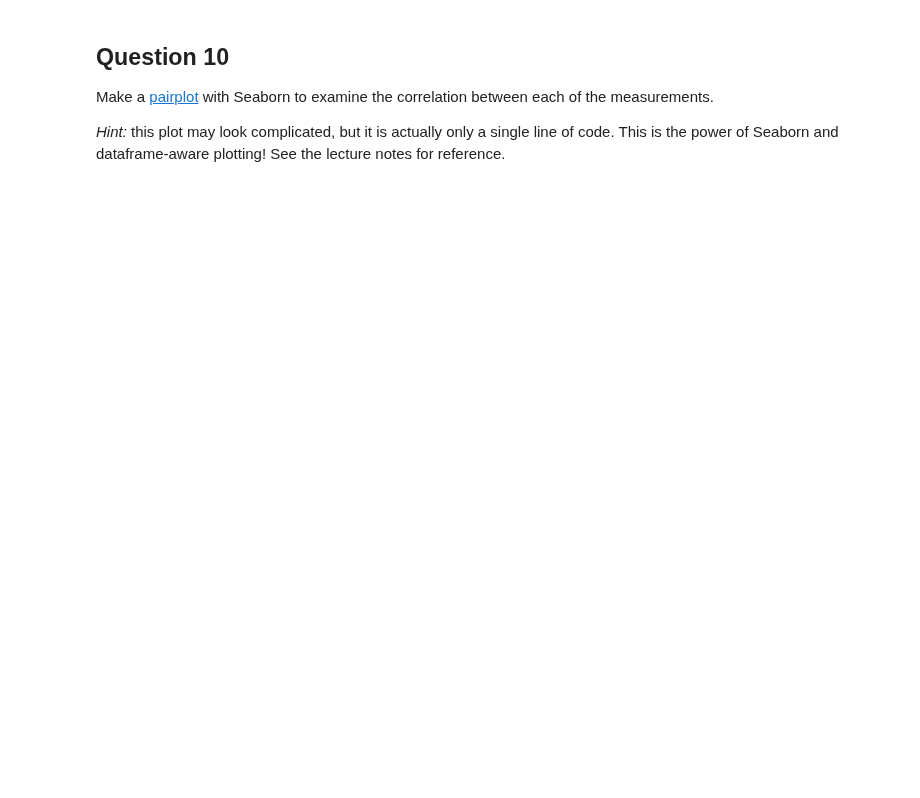
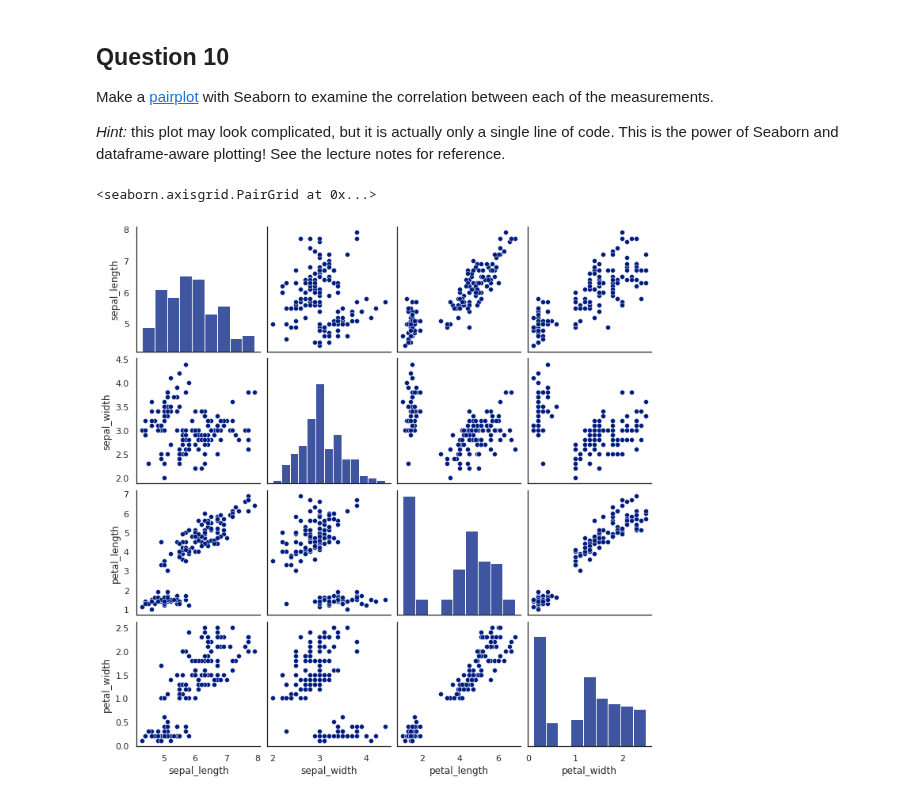
Before and after one commit to MosheMann5750/ML, a Jupyter notebook: Week1_Introduction_to_Machine_Learning_and_Toolkit_HW.ipynb, the cells around one changed output. Cells and saved outputs as stored; diff of their text form; code cells hidden in the pictures; blank space fills up the shorter version.

```diff
--- a/Week1_Introduction_to_Machine_Learning_and_Toolkit_HW.ipynb
+++ b/Week1_Introduction_to_Machine_Learning_and_Toolkit_HW.ipynb
@@ -304,3 +322,8 @@ Make a [pairplot](http://seaborn.pydata.org/generated/seaborn.pairplot.html) wit
 *Hint:* this plot may look complicated, but it is actually only a single line of code. This is the power of Seaborn and dataframe-aware plotting! See the lecture notes for reference.
 # %%
 #Student writes code here
+# %%
+sns.pairplot(data[:-1])
+# %% [output]
+<seaborn.axisgrid.PairGrid at 0x...>
+[figure, added]
```
Also changed, not shown: parts of 7 cells of this notebook.
